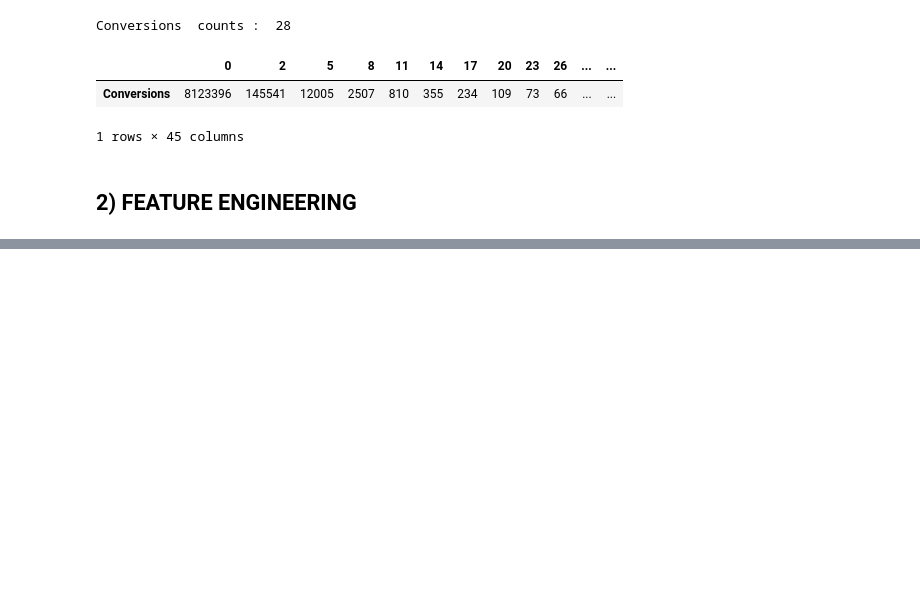
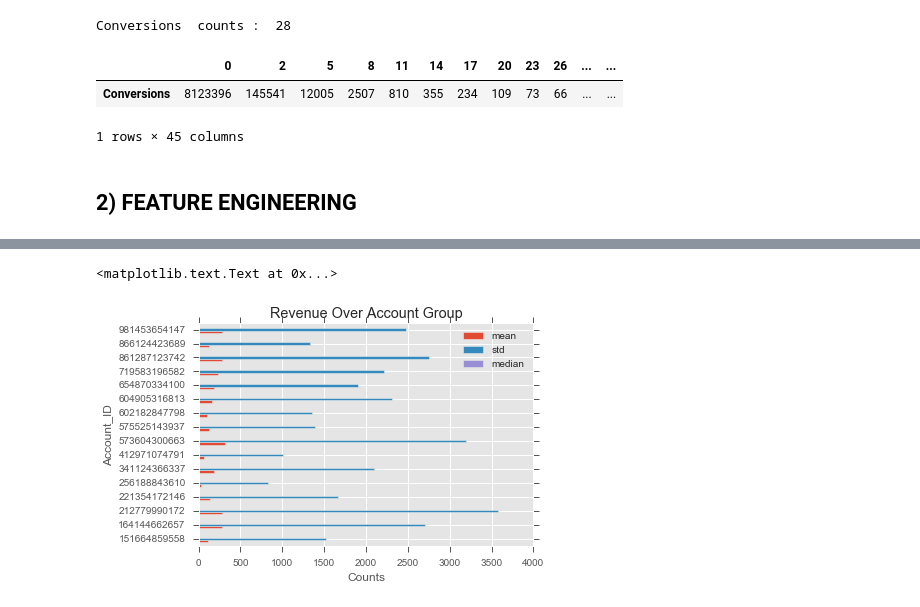
Before and after one commit to yennanliu/analysis, a Jupyter notebook: GY_guide/G_Y_Guide_EDA_final.ipynb, the cells around one changed output, grey strips where cells are left out. Drawn from its saved outputs; the diff is of its cells as text; code cells hidden in the pictures; blank space fills up the shorter version.

```diff
--- a/GY_guide/G_Y_Guide_EDA_final.ipynb
+++ b/GY_guide/G_Y_Guide_EDA_final.ipynb
@@ -524,0 +616,8 @@ def get_num_parameter_(df):
+# %%
+#user_group = df_train.groupby('Account_ID').mean()[['Revenue']]
+
+user_group = df_train.groupby('Account_ID')\
+                     .agg({np.mean,np.median,np.std})['Revenue']\
+                     .reset_index()
+
+user_group.T
@@ -524,0 +630,7 @@ def get_num_parameter_(df):
+# %%
+user_group.set_index('Account_ID').plot(kind='barh')
+plt.xlabel('Counts')
+plt.title('Revenue Over Account Group')
+# %% [output]
+<matplotlib.text.Text at 0x...>
+[figure, added]
```
Also changed, not shown: parts of 16 cells of this notebook.
